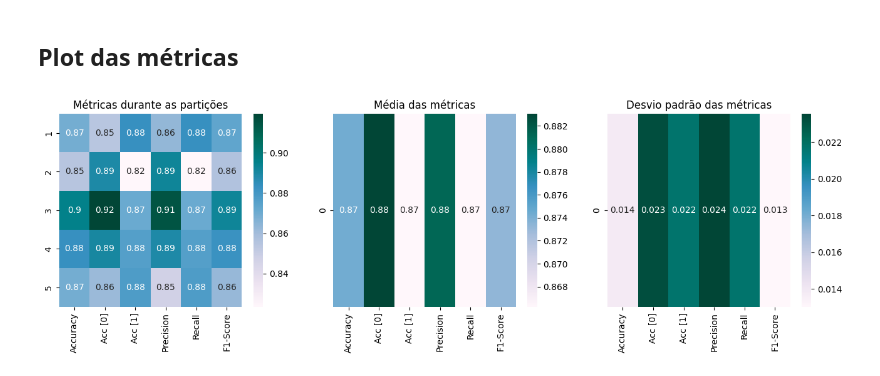
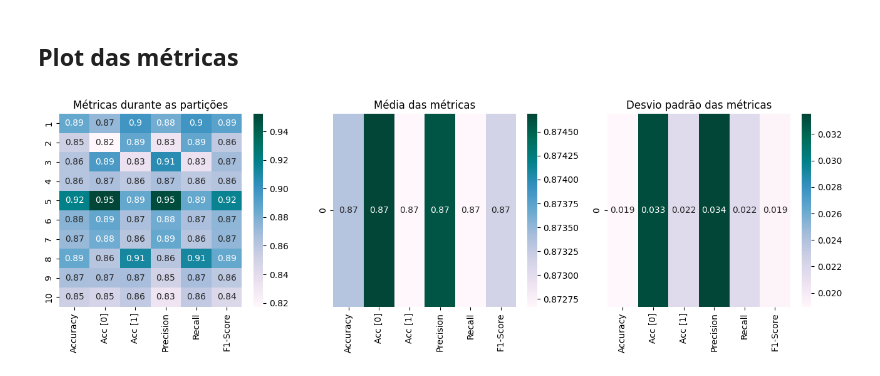
Before and after one commit to rabdiego/final_aprendizagem, a Jupyter notebook: models/logistic_regression/train_test.ipynb, the cells around one changed output. Drawn from its saved outputs; the diff is of its cells as text; code cells hidden in the pictures.

Commit message:
Fixing poly features

```diff
--- a/models/logistic_regression/train_test.ipynb
+++ b/models/logistic_regression/train_test.ipynb
@@ -67,13 +67,13 @@ class PolynomialLogisticRegression(LogisticRegression):
 
 
     def fit(self, X, y, sample_weight = None):
-        poly = PolynomialFeatures(self.degree, interaction_only=True)
+        poly = PolynomialFeatures(self.degree)
         X = poly.fit_transform(X)
         return super().fit(X, y, sample_weight)
 
 
     def predict(self, X) -> ndarray:
-        poly = PolynomialFeatures(self.degree, interaction_only=True)
+        poly = PolynomialFeatures(self.degree)
         X = poly.fit_transform(X)
         return super().predict(X)
 # %% [markdown]
@@ -81,7 +81,7 @@ class PolynomialLogisticRegression(LogisticRegression):
 # %%
 parameters = {
     'penalty' : ('l2', None),
-    'degree' : range(1, 10),
+    'degree' : range(1, 5),
     'random_state' : [0]
 }
 # %% [markdown]
@@ -95,10 +95,11 @@ import warnings
 
 warnings.filterwarnings('ignore')
 
-folder = KFold(n_splits=5, random_state=0, shuffle=True)
+folder = KFold(n_splits=10, random_state=0, shuffle=True)
 scaler = MinMaxScaler()
 
-metrics = np.zeros((5, 6))
+metrics = np.zeros((10, 6))
+params = list()
 
 for i, (train_index, test_index) in tqdm(enumerate(folder.split(attributes))):
     train_attributes, test_attributes, train_targets, test_targets = (
@@ -119,6 +120,8 @@ for i, (train_index, test_index) in tqdm(enumerate(folder.split(attributes))):
 
     cv.fit(normal_train_attributes, train_targets)
 
+    params.append(cv.best_params_)
+
     model = cv.best_estimator_
     model.fit(normal_train_attributes, train_targets)
 
@@ -136,16 +139,16 @@ for i, (train_index, test_index) in tqdm(enumerate(folder.split(attributes))):
 # %%
 fig, ax = plt.subplots(1, 3, figsize=(16, 4))
 
 xlabels = ['Accuracy', 'Acc [0]', 'Acc [1]', 'Precision', 'Recall', 'F1-Score']
 
-per_fold = sns.heatmap(metrics, annot=True, xticklabels=xlabels, yticklabels=range(1, 6), ax=ax[0], cmap='PuBuGn')
+per_fold = sns.heatmap(metrics, annot=True, xticklabels=xlabels, yticklabels=range(1, 11), ax=ax[0], cmap='PuBuGn')
 means = sns.heatmap(np.mean(metrics, axis=0).reshape(1, -1), annot=True, xticklabels=xlabels, ax=ax[1], cmap='PuBuGn')
 stds = sns.heatmap(np.std(metrics, axis=0).reshape(1, -1), annot=True, xticklabels=xlabels, ax=ax[2], cmap='PuBuGn')
 
 ax[0].set_title('Métricas durante as partições')
 ax[1].set_title('Média das métricas')
 ax[2].set_title('Desvio padrão das métricas')
 
 fig.savefig('./charts/metrics.svg')
 # %% [output]
-[figure, old version]
+[figure, new version]
```
Also changed, not shown: 1 other file.
